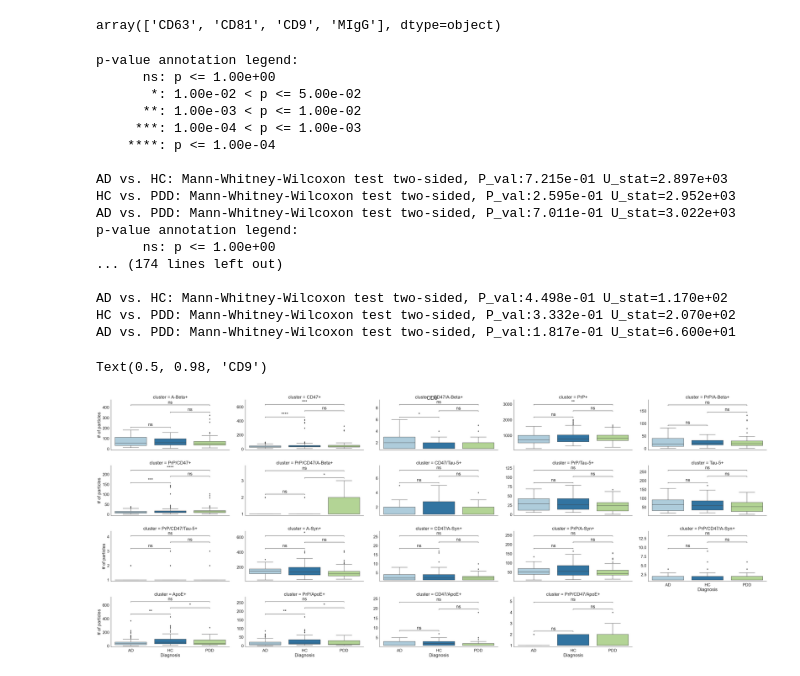
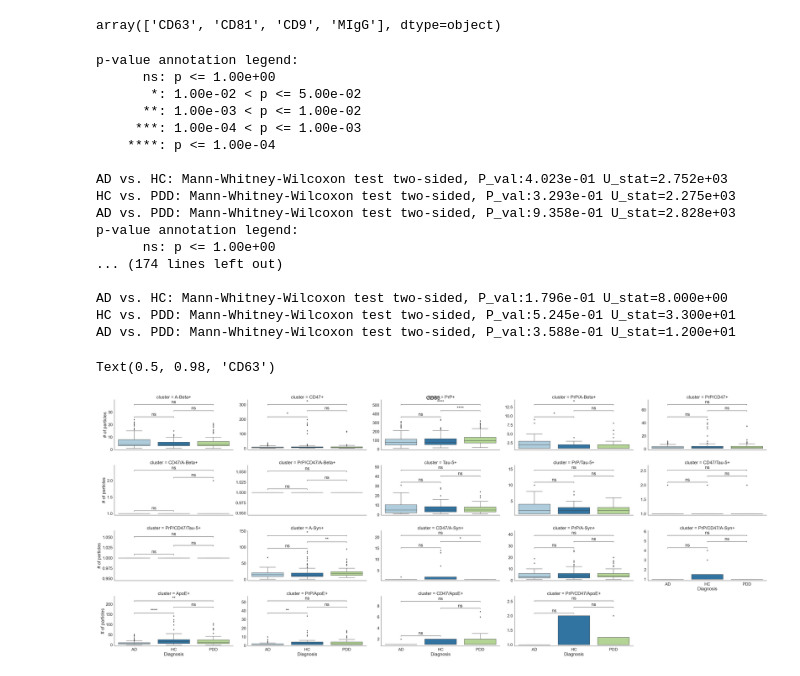
Before and after one commit to tpjoe/project_exosome, a Jupyter notebook: script/data_exploration_EB.ipynb, the cells around one changed output. Cells and saved outputs as stored; diff of their text form; code cells hidden in the pictures.

```diff
--- a/script/data_exploration_EB.ipynb
+++ b/script/data_exploration_EB.ipynb
@@ -495,9 +495,9 @@ cbar_ax.yaxis.set_ticks([ 0.25, 0.75])
  <matplotlib.axis.YTick at 0x...>]
 [figure]
 # %%
-repart = coloc_df.groupby(["cluster", "Diagnosis"]).size().unstack().fillna(0)
-repart = repart.div(repart.sum(0), axis=1)
-fig, ax = plt.subplots(figsize=(25, 8))
-sns.heatmap(repart.T.drop("PrP+", axis=1),
-            annot=True, ax=ax)
-ax.set_title("Distribution of the single exomes")
+# repart = coloc_df.groupby(["cluster", "Diagnosis"]).size().unstack().fillna(0)
+# repart = repart.div(repart.sum(0), axis=1)
+# fig, ax = plt.subplots(figsize=(25, 8))
+# sns.heatmap(repart.T.drop("PrP+", axis=1),
+#             annot=True, ax=ax)
+# ax.set_title("Distribution of the single exomes")
@@ -547,7 +544,7 @@ array(['CD63', 'CD81', 'CD9', 'MIgG'], dtype=object)
 # %%
 #df_plt = coloc_df.groupby(["cluster", "Diagnosis", "samples", "spot"]).size()#.unstack().fillna(0)
 groupby_cols = ['Diagnosis', "panel", 'samples', "cluster", "spot"]
-mark = "CD9"
+mark = "CD63"
 df_plt = coloc_df[coloc_df.marker==mark].groupby(groupby_cols).size().reset_index()
 df_plt = df_plt.melt(groupby_cols)
 df_plt.head(3)
@@ -571,41 +568,41 @@ g = sns.catplot(
     palette="Paired", #alpha=.6,
     height=5, aspect=2,
     #sharex=True,
     sharey=False,
 
 )
 pairs = [("AD", "HC"), ("HC", "PDD"), ("AD", "PDD")]
 
 for name,ax in g.axes_dict.items():
 # if True:
 #         ax = g.ax
 # # subset the table otherwise the stats were calculated on the whole dataset
         tmp = df_plt[df_plt.cluster==name]
         annot = Annotator(ax, pairs, data=tmp, x=x, y=y)
         annot.configure(test='Mann-Whitney', text_format='star', loc='inside', verbose=2)
         annot.apply_test().annotate()
 
 plt.suptitle(mark)
 # %% [output]
 p-value annotation legend:
       ns: p <= 1.00e+00
        *: 1.00e-02 < p <= 5.00e-02
       **: 1.00e-03 < p <= 1.00e-02
      ***: 1.00e-04 < p <= 1.00e-03
     ****: p <= 1.00e-04
 
-AD vs. HC: Mann-Whitney-Wilcoxon test two-sided, P_val:7.215e-01 U_stat=2.897e+03
-HC vs. PDD: Mann-Whitney-Wilcoxon test two-sided, P_val:2.595e-01 U_stat=2.952e+03
-AD vs. PDD: Mann-Whitney-Wilcoxon test two-sided, P_val:7.011e-01 U_stat=3.022e+03
+AD vs. HC: Mann-Whitney-Wilcoxon test two-sided, P_val:4.023e-01 U_stat=2.752e+03
+HC vs. PDD: Mann-Whitney-Wilcoxon test two-sided, P_val:3.293e-01 U_stat=2.275e+03
+AD vs. PDD: Mann-Whitney-Wilcoxon test two-sided, P_val:9.358e-01 U_stat=2.828e+03
 p-value annotation legend:
       ns: p <= 1.00e+00
 ... (174 lines left out)
 
-AD vs. HC: Mann-Whitney-Wilcoxon test two-sided, P_val:4.498e-01 U_stat=1.170e+02
-HC vs. PDD: Mann-Whitney-Wilcoxon test two-sided, P_val:3.332e-01 U_stat=2.070e+02
-AD vs. PDD: Mann-Whitney-Wilcoxon test two-sided, P_val:1.817e-01 U_stat=6.600e+01
+AD vs. HC: Mann-Whitney-Wilcoxon test two-sided, P_val:1.796e-01 U_stat=8.000e+00
+HC vs. PDD: Mann-Whitney-Wilcoxon test two-sided, P_val:5.245e-01 U_stat=3.300e+01
+AD vs. PDD: Mann-Whitney-Wilcoxon test two-sided, P_val:3.588e-01 U_stat=1.200e+01
-Text(0.5, 0.98, 'CD9')
+Text(0.5, 0.98, 'CD63')
-[figure, old version]
+[figure, new version]
 # %%
 groupby_cols = ['Diagnosis', "panel", 'samples', "cluster", "spot"]
 mark = "CD63"
```
Also changed, not shown: parts of 3 cells of this notebook.
